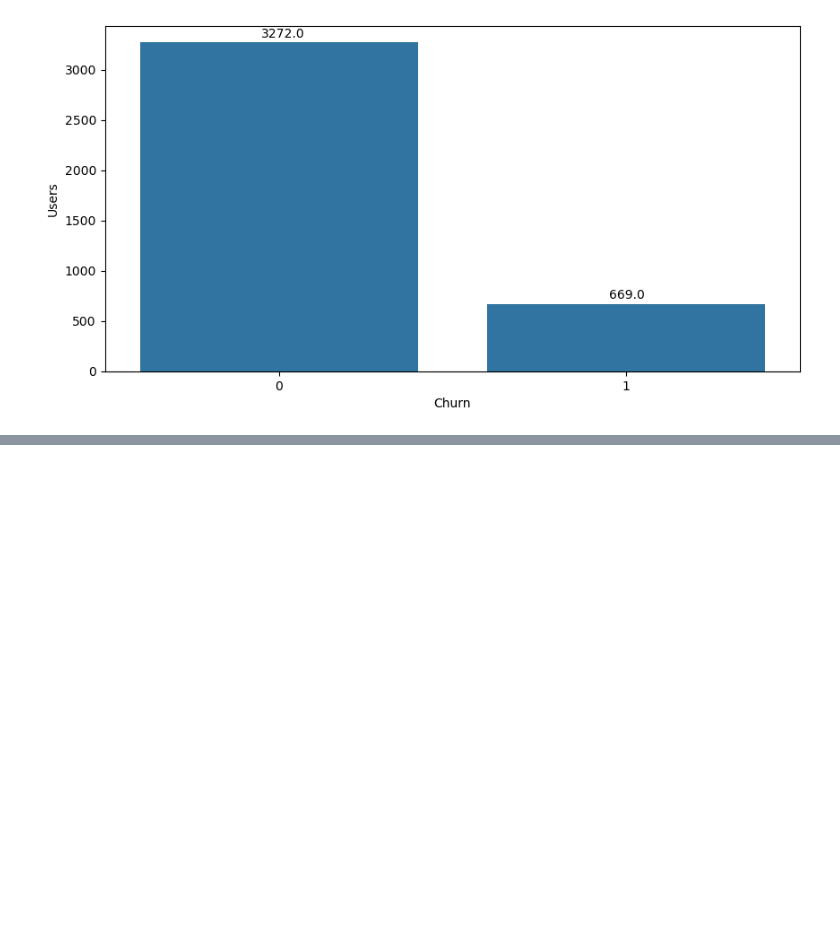
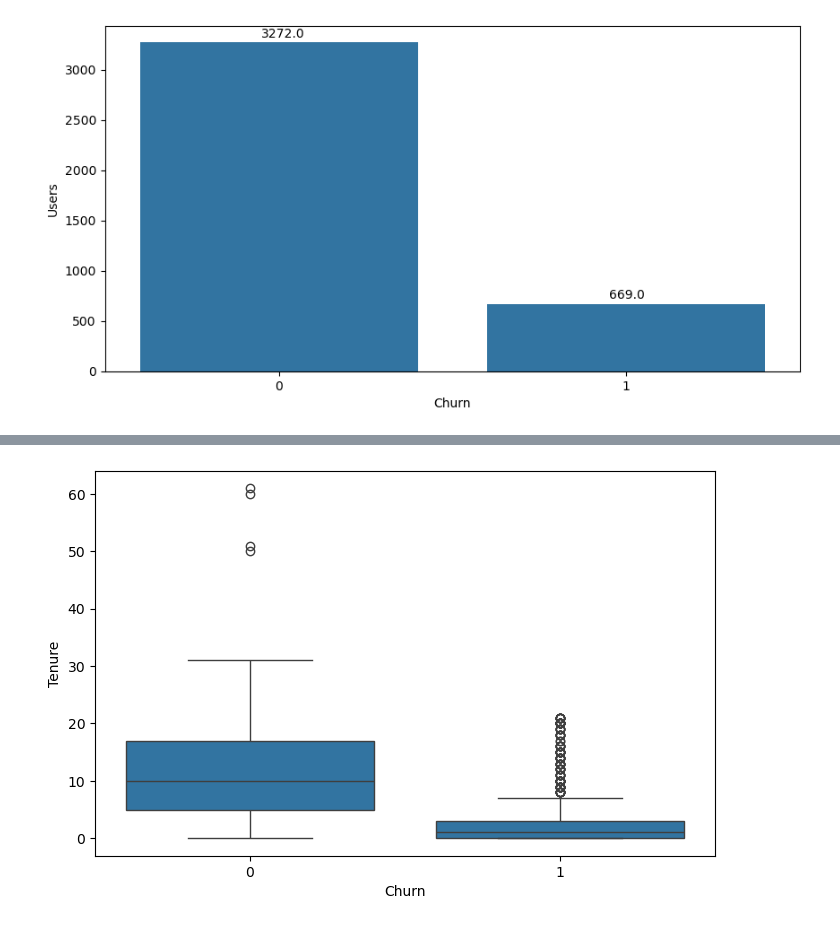
Before and after one commit to vtrnduda/ml-ecommerce-churn-prediction, a Jupyter notebook: notebooks/exploratory-analysis.ipynb, the cells around one changed output, grey strips where cells are left out. Cells and saved outputs as stored; diff of their text form; code cells hidden in the pictures; blank space fills up the shorter version.

```diff
--- a/notebooks/exploratory-analysis.ipynb
+++ b/notebooks/exploratory-analysis.ipynb
@@ -72,0 +86,11 @@ plt.show()
+# %%
+## verificar a correlação entre churn e tenure.
+
+plt.figure(figsize=(8,5))
+sns.boxplot(x=train['Churn'], y=train['Tenure'])
+plt.show()
+
+## pode-se observar que os usuários que não deram churn costumam ter mais tempo de casa.
+## Enquanto quem deu churn tem até 10 meses de casa
+# %% [output]
+[figure, added]
```
Also changed, not shown: parts of 24 cells of this notebook.
